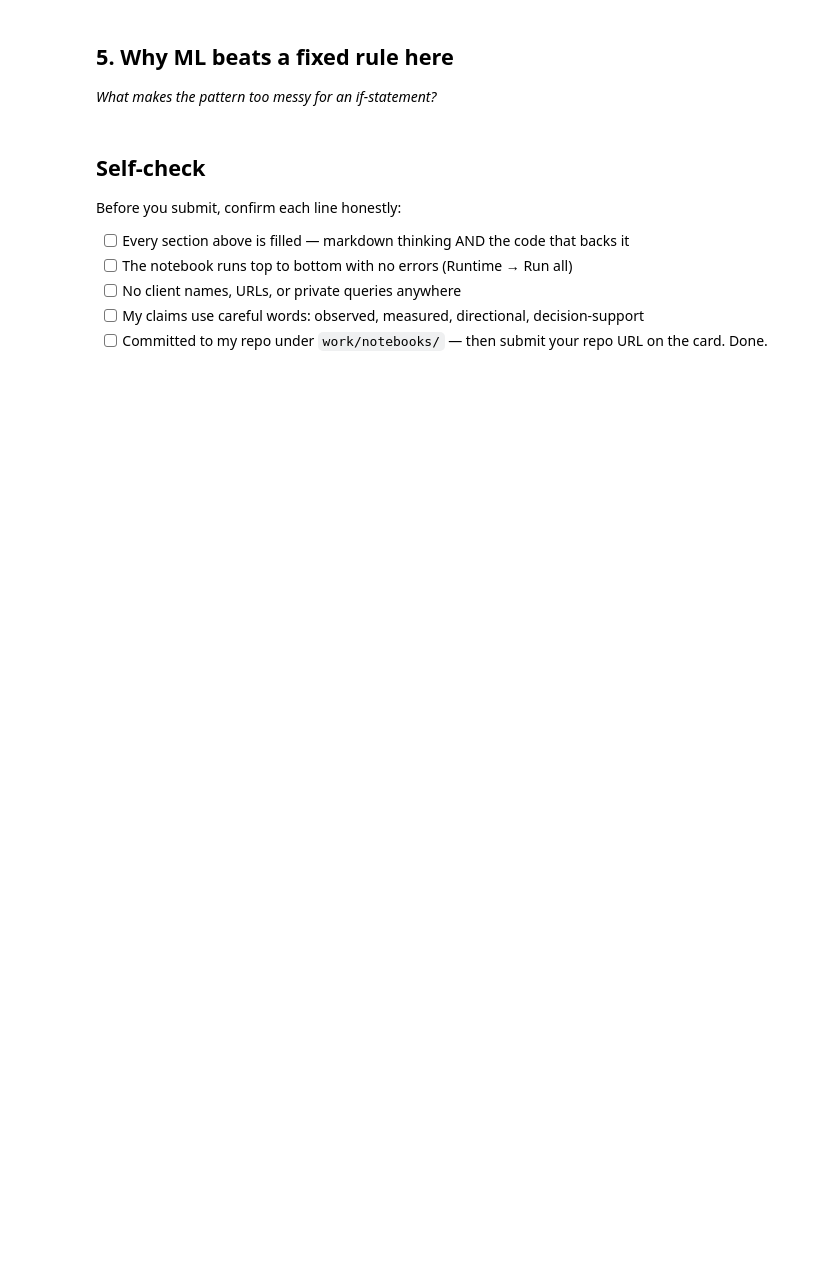
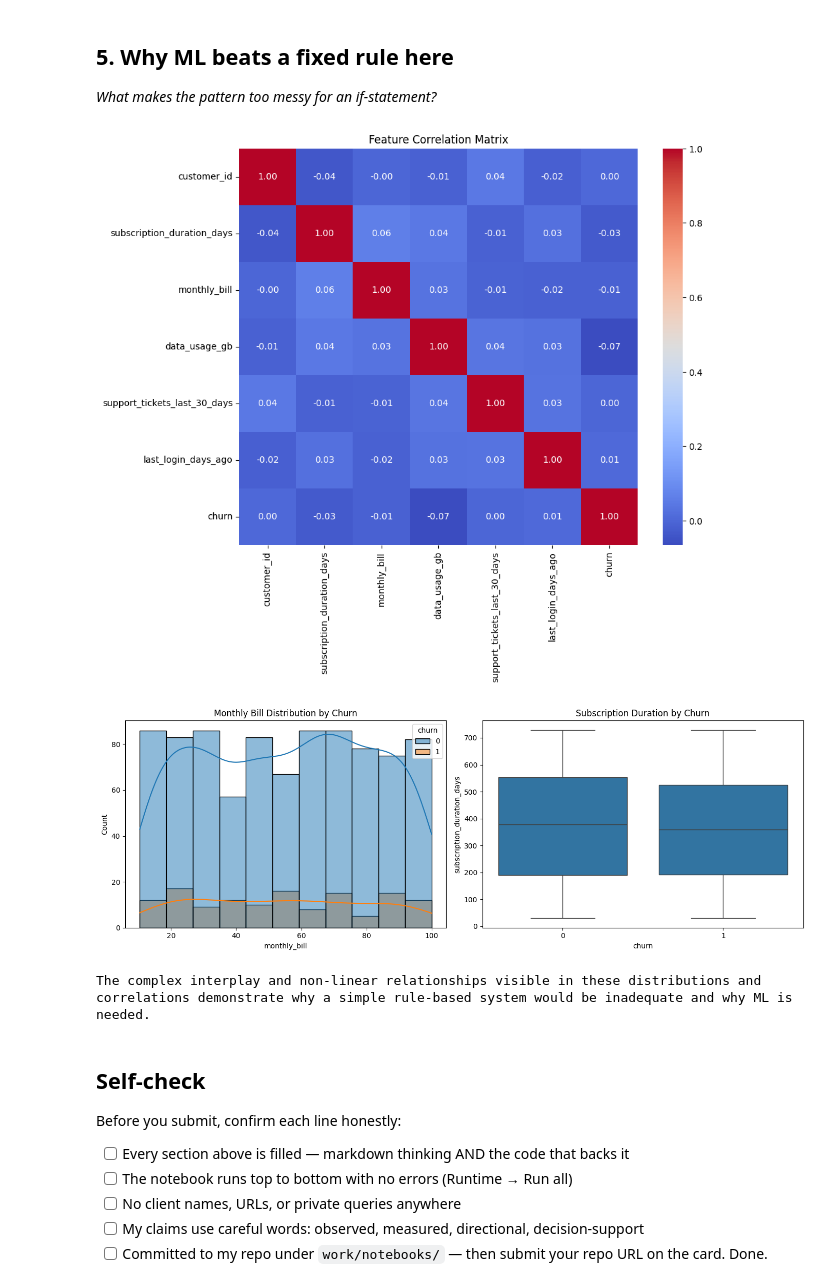
Before and after one commit to RajatBharti11/Rajat, a Jupyter notebook: work/notebooks/w02_ml_task_framing.ipynb, the cells around one changed output. Saved outputs shown, nothing was run; the diff lists cells and outputs as text; code cells hidden in the pictures; blank space fills up the shorter version.

```diff
--- a/work/notebooks/w02_ml_task_framing.ipynb
+++ b/work/notebooks/w02_ml_task_framing.ipynb
@@ -44,3 +172,27 @@ This skeleton is yours to fill. Work the sections **in order** — each one has
+# %%
+import matplotlib.pyplot as plt
+import seaborn as sns
+
+# Visualize correlation matrix
+plt.figure(figsize=(10, 8))
+sns.heatmap(df.corr(numeric_only=True), annot=True, cmap='coolwarm', fmt=".2f")
+plt.title('Feature Correlation Matrix')
+plt.show()
+
+# Example of a feature distribution against churn
+fig, axes = plt.subplots(1, 2, figsize=(14, 5))
+sns.histplot(data=df, x='monthly_bill', hue='churn', kde=True, ax=axes[0])
+axes[0].set_title('Monthly Bill Distribution by Churn')
+sns.boxplot(data=df, x='churn', y='subscription_duration_days', ax=axes[1])
+axes[1].set_title('Subscription Duration by Churn')
+plt.tight_layout()
+plt.show()
+
+print("The complex interplay and non-linear relationships visible in these distributions and correlations demonstrate why a simple rule-based system would be inadequate and why ML is needed.")
+# %% [output]
+[figure, added]
+[figure, added]
+The complex interplay and non-linear relationships visible in these distributions and correlations demonstrate why a simple rule-based system would be inadequate and why ML is needed.
 # %% [markdown]
 ## Self-check
 
```
Also changed, not shown: parts of 16 cells of this notebook.
